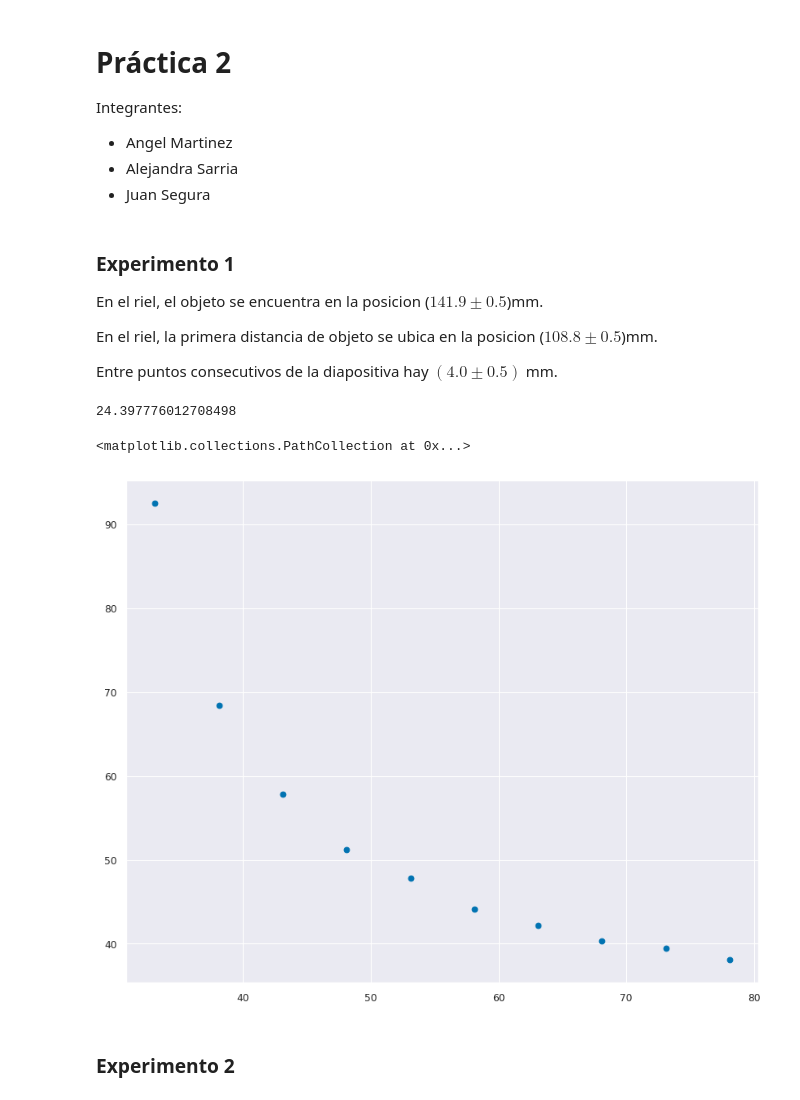
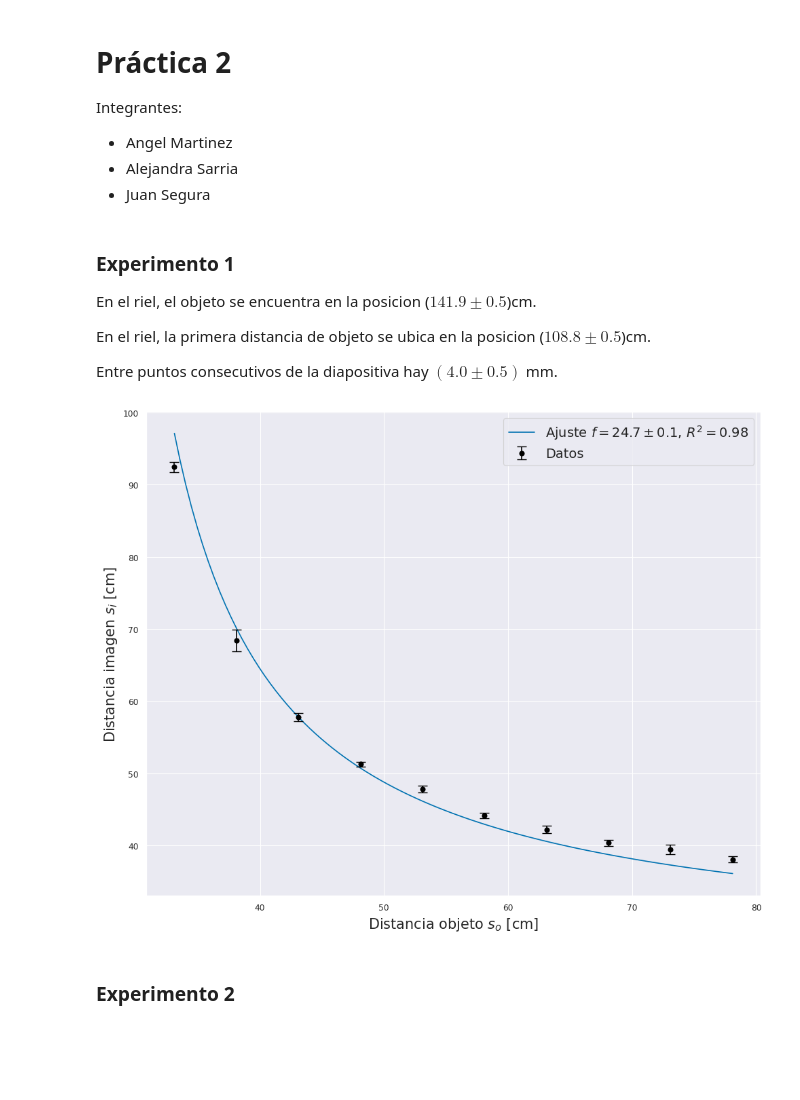
Before and after one commit to JuanSeguraUNAL/Mediciones_en_Optica_y_Acustica, a Jupyter notebook: practica2.ipynb, the cells around one changed output. Cells and saved outputs as stored; diff of their text form; code cells hidden in the pictures; blank space fills up the shorter version.

Commit message:
Se agregan los primeros dos experimentos de la practica 2

```diff
--- a/practica2.ipynb
+++ b/practica2.ipynb
@@ -19,12 +19,15 @@ sns.set_palette("colorblind")
 # %% [markdown]
 ### Experimento 1
 
-En el riel, el objeto se encuentra en la posicion ($141.9 \pm 0.5$)mm.
+En el riel, el objeto se encuentra en la posicion ($141.9 \pm 0.5$)cm.
 
-En el riel, la primera distancia de objeto se ubica en la posicion ($108.8 \pm 0.5$)mm.
+En el riel, la primera distancia de objeto se ubica en la posicion ($108.8 \pm 0.5$)cm.
 
 Entre puntos consecutivos de la diapositiva hay $(4.0 \pm 0.5)$ mm.
 # %%
+# Incertidumbre nominal de las distancias tomadas
+ds = 0.05 # 0.5mm = 0.05cm
+
 # Arreglo con las distancias objeto so
 so = np.array([33.1, 38.1, 43.1, 48.1, 53.1, 58.1, 63.1, 68.1, 73.1, 78.1])
 
@@ -39,17 +42,45 @@ si = np.array([[92.8, 92.4, 91.8, 93.6, 91.6],
       [39.9, 40.0, 40.3, 40.5, 41.0],
       [39.9, 40.3, 38.7, 38.7, 39.5],
       [37.4, 37.8, 38.2, 38.7, 38.2]])
+
+# Distancia de la imagen como función de la distancia del objeto, tomando como parámetro la distancia focal
+def si_func(so, f):
+    return 1 / (1/f - 1/so)
+
+# Calculo del R2
+def R2(funcion, so_datos, si_datos, f):
+    si_ajuste = funcion(so_datos, f)
+    RSS = np.sum((si_datos - si_ajuste)**2)
+    TSS = np.sum((si_datos - np.mean(si_datos))**2)
+    return 1 - RSS / TSS
-# %%
-1/(1/33.1 + 1/92.8)
-# %% [output]
-24.397776012708498
 # %%
+# Para cada si, tomar el promedio de los 5 valores reportados
 si_prom = np.array([np.mean(i) for i in si])
 
-figure, ax = plt.subplots(figsize= (10, 8))
-ax.scatter(so, si_prom)
+# Para cada si, tomar su incertidumbre en consideracion de la desviacion estandar y el error nominal
+si_desv = np.array([np.std(i) for i in si])
+si_err = np.sqrt(si_desv**2 + ds**2)
+
+# Realizar el ajuste de datos para el primer experimento (Ecuacion de Gauss)
+f, df = curve_fit(si_func, so, si_prom, sigma= si_err)
+f = f[0]; df = np.sqrt(df[0][0])
+
+# Calculo del R2
+r2 = R2(si_func, so, si_prom, f)
+
+# Graficación
+fig, ax = plt.subplots(figsize= (10, 8))
+so_lins = np.linspace(so[0], so[-1], 100)
+ax.plot(so_lins, si_func(so_lins, f), label=rf"Ajuste $f = {f:.1f} \pm {df:.1f}$, $R^2 = {r2:.2f}$")
+ax.errorbar(so, si_prom, yerr = si_err, fmt='o', color='black', ecolor='black', capsize=5, label='Datos')
+ax.set_xlabel(r"Distancia objeto $s_o$ [cm]", fontsize= 15)
+ax.set_ylabel(r"Distancia imagen $s_i$ [cm]", fontsize= 15)
+ax.grid(True)
+ax.legend(fontsize= 14)
+plt.tight_layout()
+plt.savefig("Prac2_Ajuste_exp1.pdf")
+plt.show()
 # %% [output]
-<matplotlib.collections.PathCollection at 0x...>
-[figure, old version]
+[figure, new version]
 # %% [markdown]
 ### Experimento 2
```
Also changed, not shown: parts of 1 cell of this notebook.
